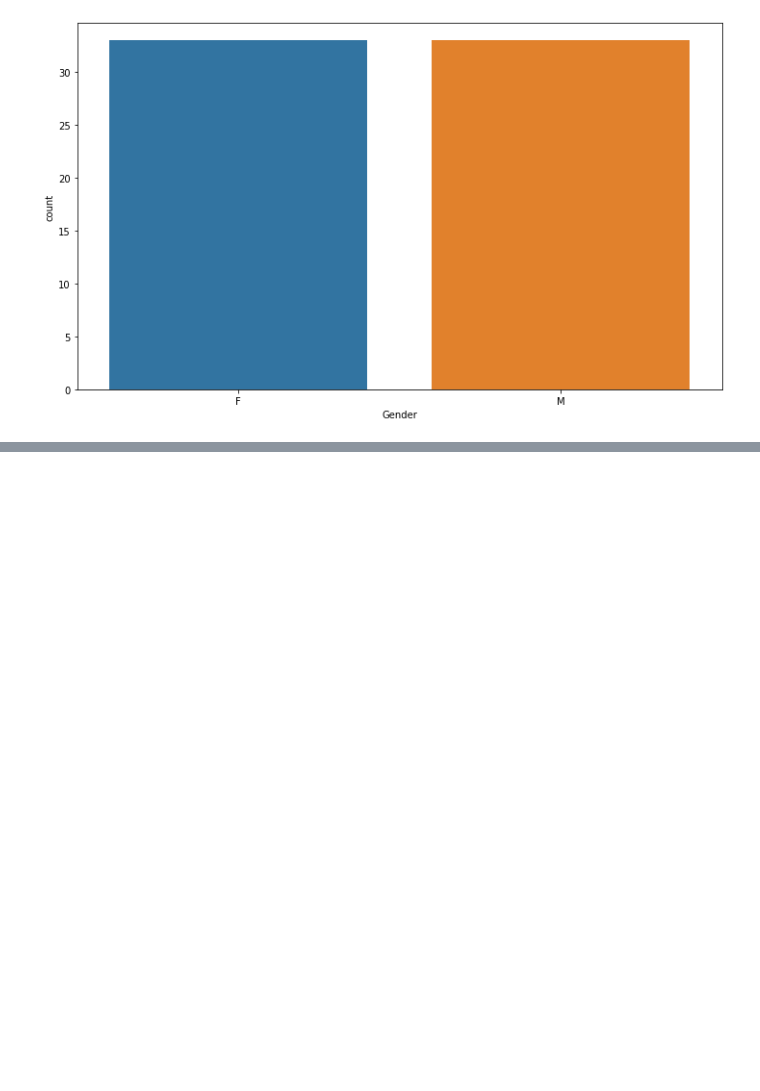
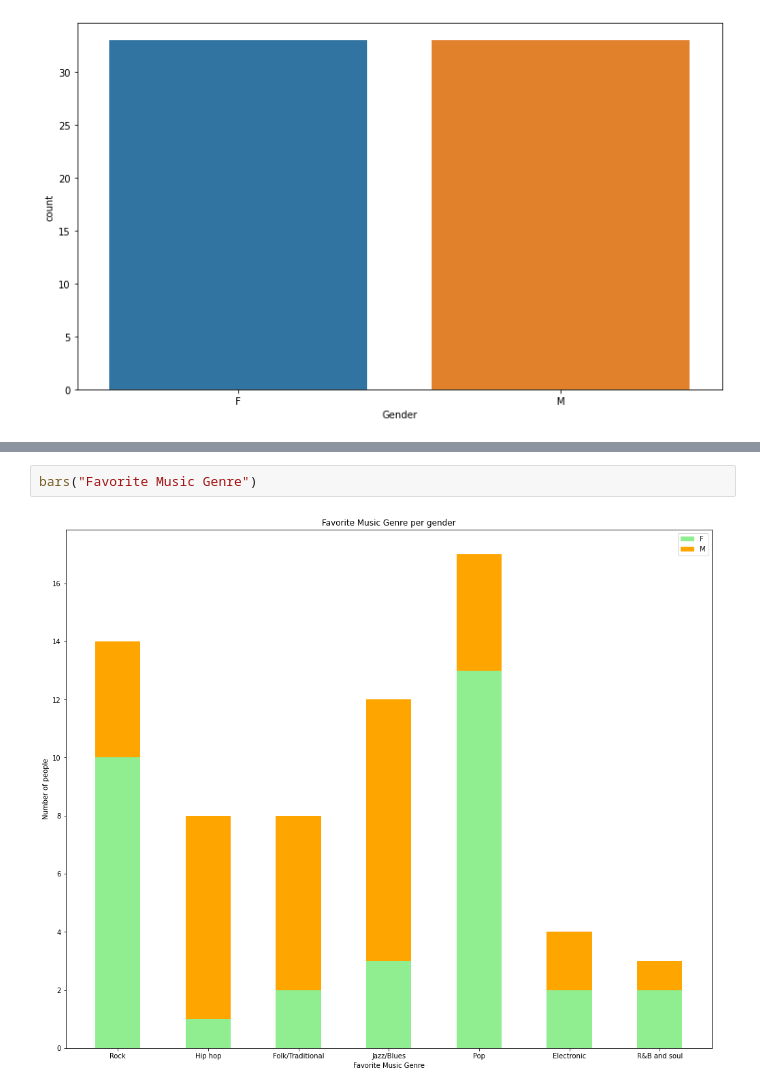
Before and after one commit to rushikeshnaik779/gender-classification, a Jupyter notebook: Gender_Classification_Simple_data_exploration.ipynb, the cells around one changed output, grey strips where cells are left out. Drawn from its saved outputs; the diff is of its cells as text; blank space fills up the shorter version.

```diff
--- a/Gender_Classification_Simple_data_exploration.ipynb
+++ b/Gender_Classification_Simple_data_exploration.ipynb
@@ -87,0 +108,4 @@ for colum in data.columns:
+# %%
+bars("Favorite Music Genre")
+# %% [output]
+[figure, added]
```
Also changed, not shown: parts of 6 cells of this notebook.
